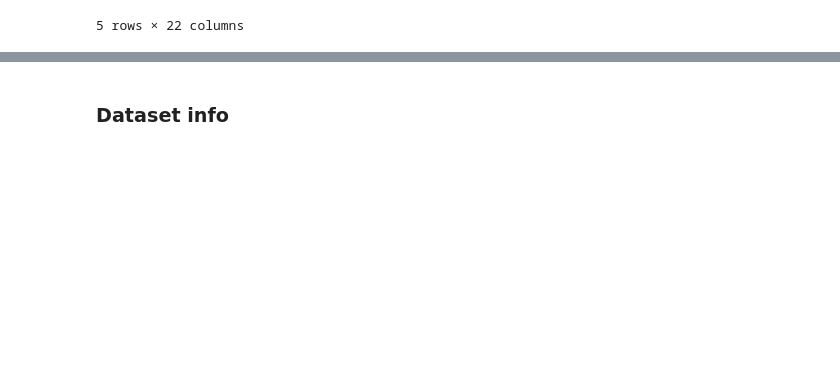
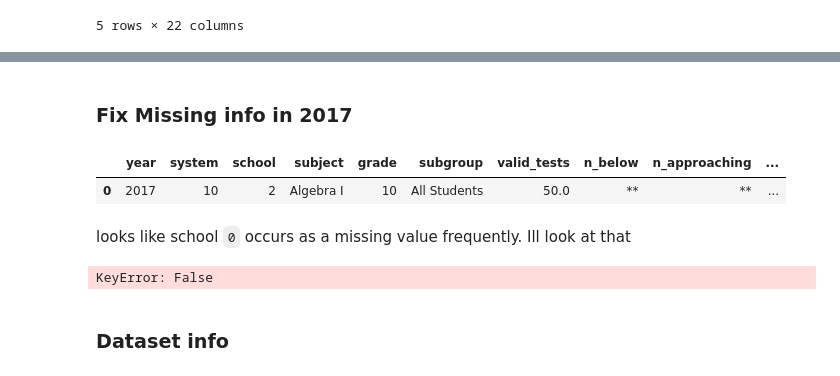
Before and after one commit to Claytor/Capstone_TN_COVID_School_Achievement_Impact, a Jupyter notebook: notebooks/school_assessments_join.ipynb, the cells around one changed output, grey strips where cells are left out. Drawn from its saved outputs; the diff is of its cells as text; code cells hidden in the pictures; blank space fills up the shorter version.

```diff
--- a/notebooks/school_assessments_join.ipynb
+++ b/notebooks/school_assessments_join.ipynb
@@ -73,14 +70,0 @@ memory usage: 113.4+ MB
-# %%
-# Create a unique mapping of 2018 dataframe
-mapping_2018 = data_2018.drop_duplicates(subset=['system', 'school'])
-
-# Merge the dataframes
-data_2017 = pd.merge(data_2017, mapping_2018[['system', 'system_name', 'school', 'school_name']], on=['system', 'school'], how='left')
-
-# Specify column order to match subsequent dataframes
-new_order = ['year', 'system', 'system_name', 'school', 'school_name', 'subject', 'grade', 'subgroup', 'valid_tests',
-             'n_below', 'n_approaching', 'n_on_track', 'n_mastered', 'pct_below',
-             'pct_approaching', 'pct_on_track', 'pct_mastered', 'pct_on_mastered']
-
-# Reorder the columns
-data_2017 = data_2017[new_order]
@@ -189,3 +117,38 @@ all_but_2017
+# %% [markdown]
+### Fix Missing info in 2017
+# %%
+# Create a unique mapping of `all_but_2017` dataframe
+mapping_all_but_2017 = all_but_2017.drop_duplicates(subset=['system', 'school'])
+
+# Merge the dataframes
+data_2017 = pd.merge(data_2017, mapping_all_but_2017[['system', 'system_name', 'school', 'school_name']], on=['system', 'school'], how='left')
+
+data_2017.head(n=1)
+# # Specify column order to match subsequent dataframes
+# new_order = ['year', 'system', 'system_name', 'school', 'school_name', 'subject', 'grade', 'subgroup', 'valid_tests',
+#              'n_below', 'n_approaching', 'n_on_track', 'n_mastered', 'pct_below',
+#              'pct_approaching', 'pct_on_track', 'pct_mastered', 'pct_on_mastered']
+
+# # Reorder the columns
+# data_2017 = data_2017[new_order]
+# %% [output]
+|  | year | system | school | subject | grade | subgroup | valid_tests | n_below | n_approaching | ... |
+| 0 | 2017 | 10 | 2 | Algebra I | 10 | All Students | 50.0 | ** | ** | ... |
+# %% [markdown]
+looks like school `0` occurs as a missing value frequently.  Ill look at that
+# %%
+# Create new DF of missing 'system name' values
+missing_2017 = data_2017[data_2017['system_name'].isna()]
+missing_2017['system_name' == 10]
+
+# # Drop all but system and school columns
+# missing_2017 = missing_2017[['system', 'school']]
+
+# # group by system and unique school
+# missing_2017 = missing_2017.groupby('system')['school'].unique()
+# missing_2017
+# %% [output]
+KeyError: False
 # %% [markdown]
 ### Dataset info
 # %%
```
Also changed, not shown: parts of 10 cells of this notebook.
